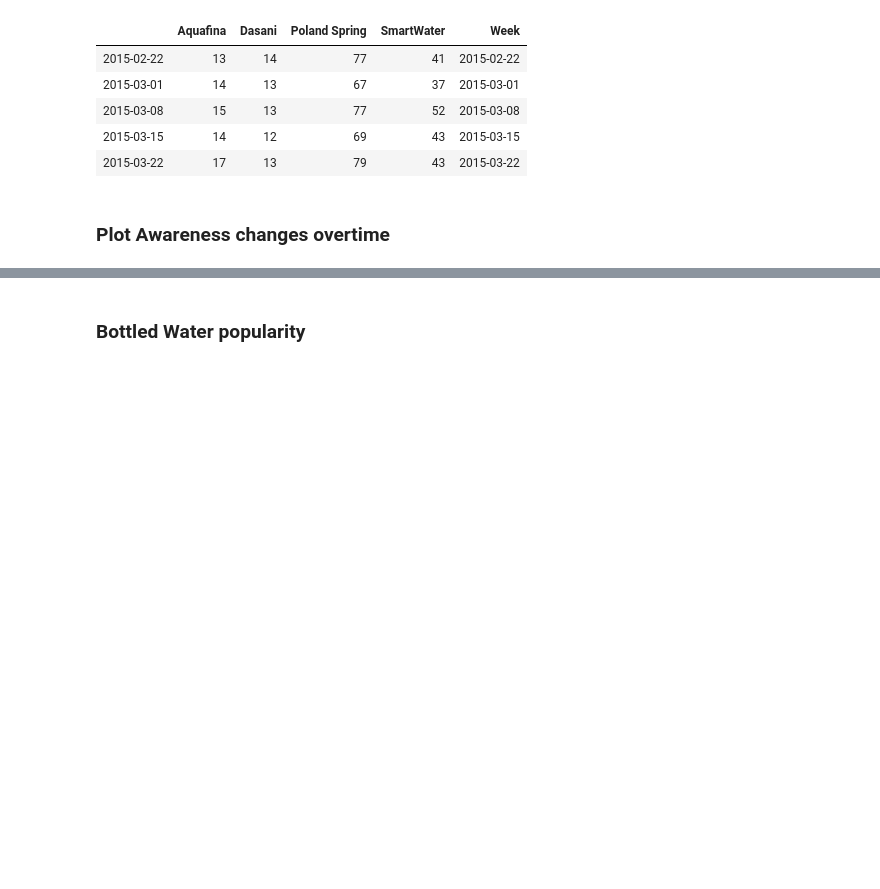
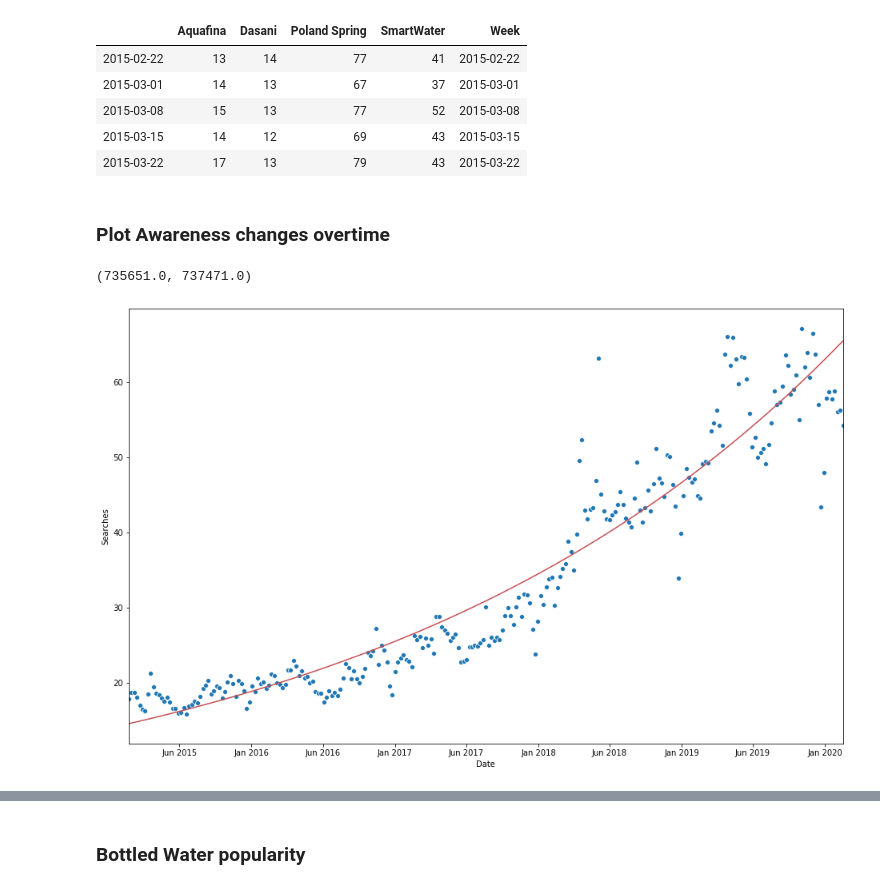
Before and after one commit to MizukiKadowaki/ChangingPlanet, a Jupyter notebook: Google Search Trends.ipynb, the cells around one changed output, grey strips where cells are left out. Drawn from its saved outputs; the diff is of its cells as text; code cells hidden in the pictures; blank space fills up the shorter version.

```diff
--- a/Google Search Trends.ipynb
+++ b/Google Search Trends.ipynb
@@ -130 +142,20 @@ bottled_water.head() # 261 weeks
+# %%
+awareness_search["best_fit"] = ans
+awareness_search["average"] = y
+# ax = sns.scatterplot(data= awareness_search, x="Week", y='Eco Friendly')
+# ax = sns.scatterplot(data= awareness_search, x="Week", y='Ocean Plastic')
+# ax = sns.scatterplot(data= awareness_search, x="Week", y='Plastic Pollution')
+# ax = sns.scatterplot(data= awareness_search, x="Week", y='Reusable')
+sns.set_color_codes()
+plt.figure(figsize=(16, 10))
+ax = sns.scatterplot(data= awareness_search, x="Week", y='average')
+ax = sns.lineplot(data= awareness_search, x="Week", y='best_fit', color="r")
+ax.set(xlabel='Date', ylabel='Searches', xticklabels=["Jun 2015", "Jan 2016", "Jun 2016", "Jan 2017",
+                                                      "Jun 2017", "Jan 2018", "Jun 2018", "Jan 2019",
+                                                      "Jun 2019", "Jan 2020"])
+
+plt.xlim(['2015-02-22 00:00:00','2020-02-16 00:00:00'])
+# %% [output]
+(735651.0, 737471.0)
+[figure, added]
 # %%
```
Also changed, not shown: parts of 15 cells of this notebook.
